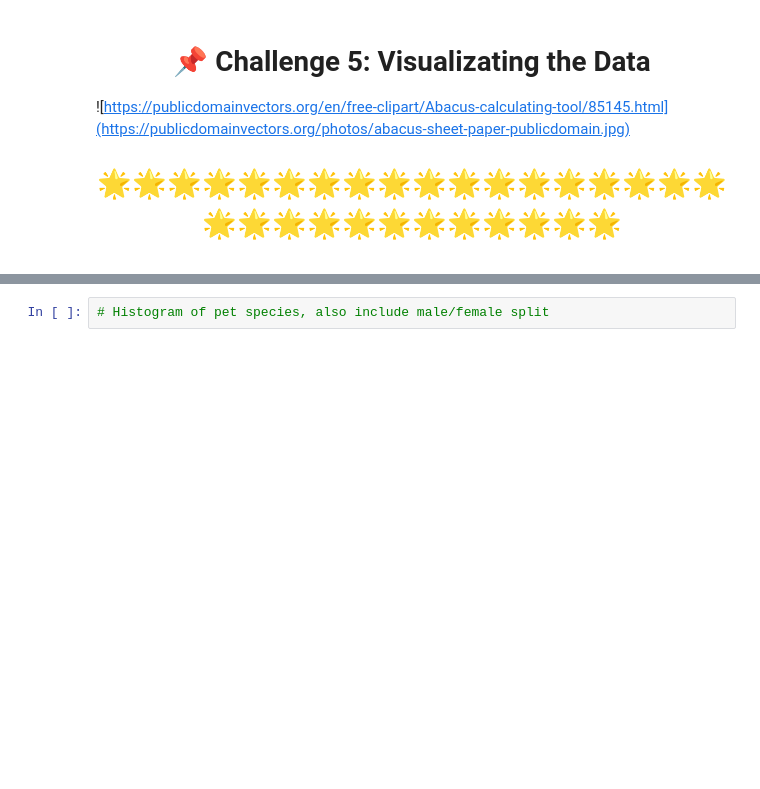
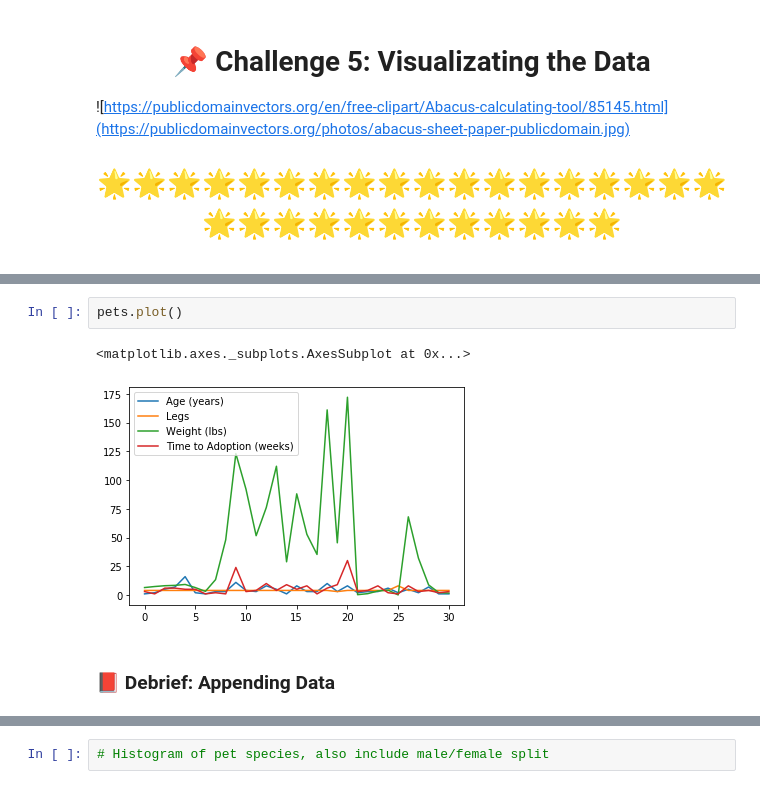
Before and after one commit to callysto/hackathon, a Jupyter notebook: SustainabilityOnMars/GuidedNotebooks/pets-in-space/pets-in-space.ipynb, the cells around one changed output, grey strips where cells are left out. Cells and saved outputs as stored; diff of their text form; blank space fills up the shorter version.

```diff
--- a/SustainabilityOnMars/GuidedNotebooks/pets-in-space/pets-in-space.ipynb
+++ b/SustainabilityOnMars/GuidedNotebooks/pets-in-space/pets-in-space.ipynb
@@ -189,0 +234,7 @@ pets
+# %%
+pets.plot()
+# %% [output]
+<matplotlib.axes._subplots.AxesSubplot at 0x...>
+[figure, added]
+# %% [markdown]
+### 📕 Debrief: Appending Data
```
Also changed, not shown: parts of 23 cells of this notebook, 1 other file.
